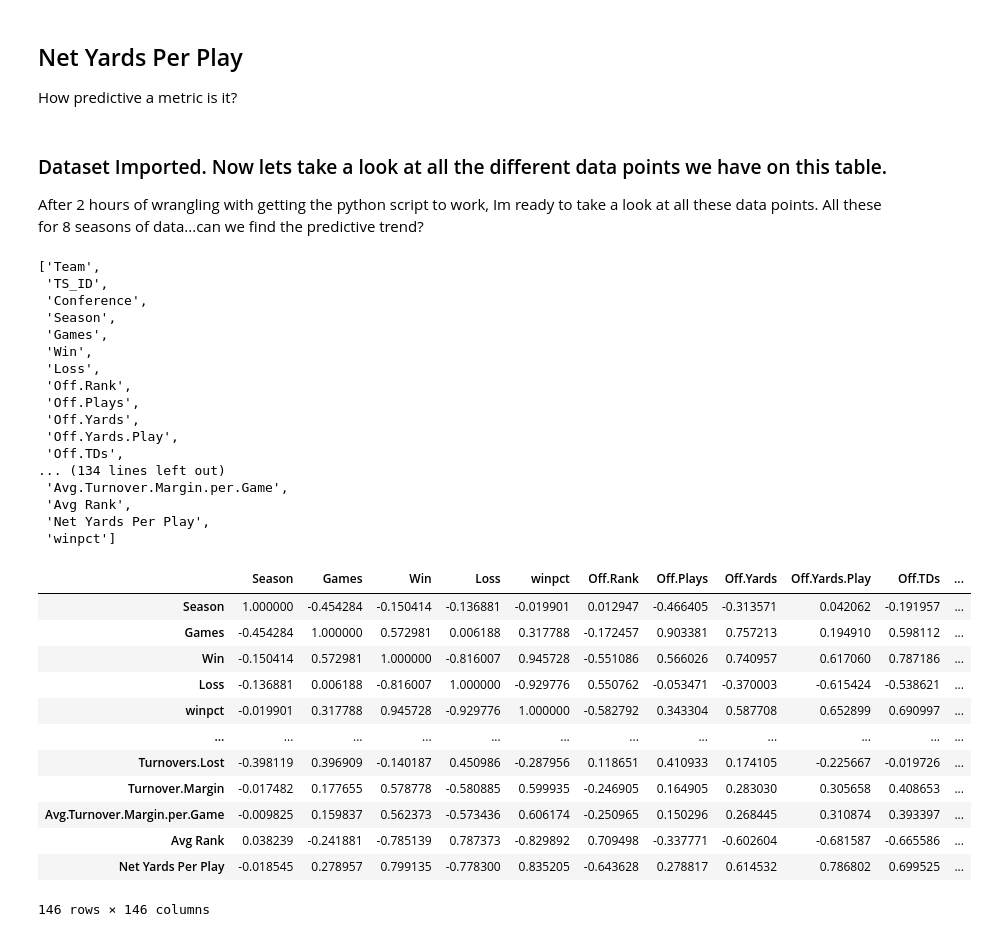
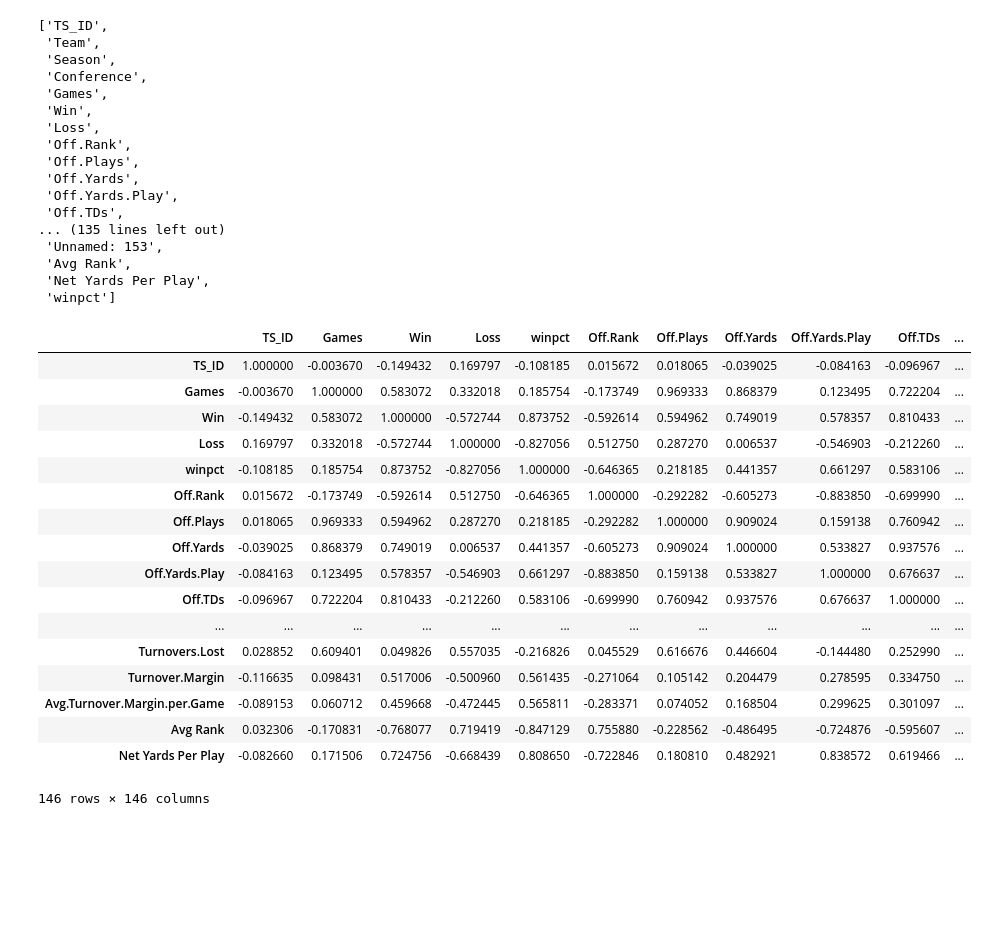
Before and after one commit to JGlessner757/dawg, a Jupyter notebook: Analysis/2020-most important-stat.ipynb, the cells around one changed output. Drawn from its saved outputs; the diff is of its cells as text; code cells hidden in the pictures; blank space fills up the shorter version.

```diff
--- a/Analysis/2020-most important-stat.ipynb
+++ b/Analysis/2020-most important-stat.ipynb
@@ -9,7 +9,7 @@ import scipy.stats as stats
 # Command so that plots appear in the iPython Notebook
 %matplotlib inline
 # %%
-#read in dataset
-df = pd.read_csv('C:/Users/jgles/dawg/Analysis/2013-2018NCAATeamStats_2.csv')
+#read in master dataset
+df = pd.read_csv('C:/Users/jgles/dawg/Analysis/CFB_Dataset_PROD.csv')
 df
 # %% [output]
@@ -29,14 +29,19 @@ df
 # %%
 # There are some extra columns that we drop here.
 
-df = df.drop(['Unnamed: 146',
- 'Unnamed: 147',
- 'Unnamed: 148',
- 'Unnamed: 149',
- 'Unnamed: 150',
- 'Unnamed: 151',
- 'Unnamed: 152'],
-       axis = 1)
+#df = df.drop(['Unnamed: 147',
+# 'Unnamed: 148',
+# 'Unnamed: 149',
+# 'Unnamed: 150',
+# 'Unnamed: 151',
+# 'Unnamed: 152'],
+#       axis = 1)
 
-df.head()
+# Since we are exploring just the 2020 Season, we will filter and keep all the teams from 2020.
+
+is_2020 = df['Season'] == 2020
+print(is_2020.head())
+
+df20 = df[is_2020]
+df20.head()
 # %% [output]
@@ -50,6 +61,7 @@ Through the original analysis, the <Average Rank> and **Yard Differential Per Pl
 
 We calculate those stats here.
 # %%
+df = df20
 df['Avg Rank']=(df['Off.Rank']+df['Def.Rank'])/2
 df['Net Yards Per Play']=df['Off.Yards.Play'] - df['Yards.Play.Allowed']
 df['winpct']=df['Win'] / df['Games']
@@ -65,18 +92,10 @@ df.head()
-# %% [markdown]
-## Net Yards Per Play
-
-How predictive a metric is it?
-# %% [markdown]
-### Dataset Imported.  Now lets take a look at all the different data points we have on this table.
-
-After 2 hours of wrangling with getting the python script to work, Im ready to take a look at all these data points.  All these for 8 seasons of data...can we find the predictive trend?
 # %%
 list(df)
 # %% [output]
-['Team',
- 'TS_ID',
+['TS_ID',
+ 'Team',
+ 'Season',
  'Conference',
- 'Season',
  'Games',
  'Win',
  'Loss',
@@ -85,15 +104,15 @@ list(df)
  'Off.Yards',
  'Off.Yards.Play',
  'Off.TDs',
-... (134 lines left out)
- 'Avg.Turnover.Margin.per.Game',
+... (135 lines left out)
+ 'Unnamed: 153',
  'Avg Rank',
  'Net Yards Per Play',
  'winpct']
 # %%
-data = df[['Team',
+data = df[['TS_ID',
+'Team',
  'Conference',
- 'Season',
  'Games',
  'Win',
  'Loss',
@@ -217,43 +236,48 @@ data = df[['Team',
  'Solo.Tackle.For.Loss',
  'Assist.Tackle.For.Loss',
  'Tackle.for.Loss.Yards',
  'Total.Tackle.For.Loss',
  'Tackle.For.Loss.Per.Game',
  'X3rd.Down.Rank',
  'X3rd.Attempts',
  'X3rd.Conversions',
  'X3rd.Percent',
  'X3rd.Down.Def.Rank',
  'Opp.3rd.Conversion',
  'Opp.3rd.Attempt',
  'Opponent.3rd.Percent',
  'Time.of.Possession.Rank',
  'Average.T.O.P',
  'Turnover.Rank',
  'Fumbles.Recovered',
  'Opponents.Intercepted',
  'Turnovers.Gain',
  'Fumbles.Lost',
  'Interceptions.Thrown.y',
  'Turnovers.Lost',
  'Turnover.Margin',
  'Avg.Turnover.Margin.per.Game',
  'Avg Rank',
  'Net Yards Per Play']
 ]
 correlation=data.corr(method='pearson')
 correlation
 # %% [output]
-|  | Season | Games | Win | Loss | winpct | Off.Rank | Off.Plays | Off.Yards | Off.Yards.Play | Off.TDs | ... |
-| Season | 1.000000 | -0.454284 | -0.150414 | -0.136881 | -0.019901 | 0.012947 | -0.466405 | -0.313571 | 0.042062 | -0.191957 | ... |
-| Games | -0.454284 | 1.000000 | 0.572981 | 0.006188 | 0.317788 | -0.172457 | 0.903381 | 0.757213 | 0.194910 | 0.598112 | ... |
-| Win | -0.150414 | 0.572981 | 1.000000 | -0.816007 | 0.945728 | -0.551086 | 0.566026 | 0.740957 | 0.617060 | 0.787186 | ... |
-| Loss | -0.136881 | 0.006188 | -0.816007 | 1.000000 | -0.929776 | 0.550762 | -0.053471 | -0.370003 | -0.615424 | -0.538621 | ... |
-| winpct | -0.019901 | 0.317788 | 0.945728 | -0.929776 | 1.000000 | -0.582792 | 0.343304 | 0.587708 | 0.652899 | 0.690997 | ... |
+|  | TS_ID | Games | Win | Loss | winpct | Off.Rank | Off.Plays | Off.Yards | Off.Yards.Play | Off.TDs | ... |
+| TS_ID | 1.000000 | -0.003670 | -0.149432 | 0.169797 | -0.108185 | 0.015672 | 0.018065 | -0.039025 | -0.084163 | -0.096967 | ... |
+| Games | -0.003670 | 1.000000 | 0.583072 | 0.332018 | 0.185754 | -0.173749 | 0.969333 | 0.868379 | 0.123495 | 0.722204 | ... |
+| Win | -0.149432 | 0.583072 | 1.000000 | -0.572744 | 0.873752 | -0.592614 | 0.594962 | 0.749019 | 0.578357 | 0.810433 | ... |
+| Loss | 0.169797 | 0.332018 | -0.572744 | 1.000000 | -0.827056 | 0.512750 | 0.287270 | 0.006537 | -0.546903 | -0.212260 | ... |
+| winpct | -0.108185 | 0.185754 | 0.873752 | -0.827056 | 1.000000 | -0.646365 | 0.218185 | 0.441357 | 0.661297 | 0.583106 | ... |
+| Off.Rank | 0.015672 | -0.173749 | -0.592614 | 0.512750 | -0.646365 | 1.000000 | -0.292282 | -0.605273 | -0.883850 | -0.699990 | ... |
+| Off.Plays | 0.018065 | 0.969333 | 0.594962 | 0.287270 | 0.218185 | -0.292282 | 1.000000 | 0.909024 | 0.159138 | 0.760942 | ... |
+| Off.Yards | -0.039025 | 0.868379 | 0.749019 | 0.006537 | 0.441357 | -0.605273 | 0.909024 | 1.000000 | 0.533827 | 0.937576 | ... |
+| Off.Yards.Play | -0.084163 | 0.123495 | 0.578357 | -0.546903 | 0.661297 | -0.883850 | 0.159138 | 0.533827 | 1.000000 | 0.676637 | ... |
+| Off.TDs | -0.096967 | 0.722204 | 0.810433 | -0.212260 | 0.583106 | -0.699990 | 0.760942 | 0.937576 | 0.676637 | 1.000000 | ... |
 | ... | ... | ... | ... | ... | ... | ... | ... | ... | ... | ... | ... |
-| Turnovers.Lost | -0.398119 | 0.396909 | -0.140187 | 0.450986 | -0.287956 | 0.118651 | 0.410933 | 0.174105 | -0.225667 | -0.019726 | ... |
-| Turnover.Margin | -0.017482 | 0.177655 | 0.578778 | -0.580885 | 0.599935 | -0.246905 | 0.164905 | 0.283030 | 0.305658 | 0.408653 | ... |
-| Avg.Turnover.Margin.per.Game | -0.009825 | 0.159837 | 0.562373 | -0.573436 | 0.606174 | -0.250965 | 0.150296 | 0.268445 | 0.310874 | 0.393397 | ... |
-| Avg Rank | 0.038239 | -0.241881 | -0.785139 | 0.787373 | -0.829892 | 0.709498 | -0.337771 | -0.602604 | -0.681587 | -0.665586 | ... |
-| Net Yards Per Play | -0.018545 | 0.278957 | 0.799135 | -0.778300 | 0.835205 | -0.643628 | 0.278817 | 0.614532 | 0.786802 | 0.699525 | ... |
+| Turnovers.Lost | 0.028852 | 0.609401 | 0.049826 | 0.557035 | -0.216826 | 0.045529 | 0.616676 | 0.446604 | -0.144480 | 0.252990 | ... |
+| Turnover.Margin | -0.116635 | 0.098431 | 0.517006 | -0.500960 | 0.561435 | -0.271064 | 0.105142 | 0.204479 | 0.278595 | 0.334750 | ... |
+| Avg.Turnover.Margin.per.Game | -0.089153 | 0.060712 | 0.459668 | -0.472445 | 0.565811 | -0.283371 | 0.074052 | 0.168504 | 0.299625 | 0.301097 | ... |
+| Avg Rank | 0.032306 | -0.170831 | -0.768077 | 0.719419 | -0.847129 | 0.755880 | -0.228562 | -0.486495 | -0.724876 | -0.595607 | ... |
+| Net Yards Per Play | -0.082660 | 0.171506 | 0.724756 | -0.668439 | 0.808650 | -0.722846 | 0.180810 | 0.482921 | 0.838572 | 0.619466 | ... |
 146 rows × 146 columns
```
Also changed, not shown: parts of 15 cells of this notebook, 3 other files.
